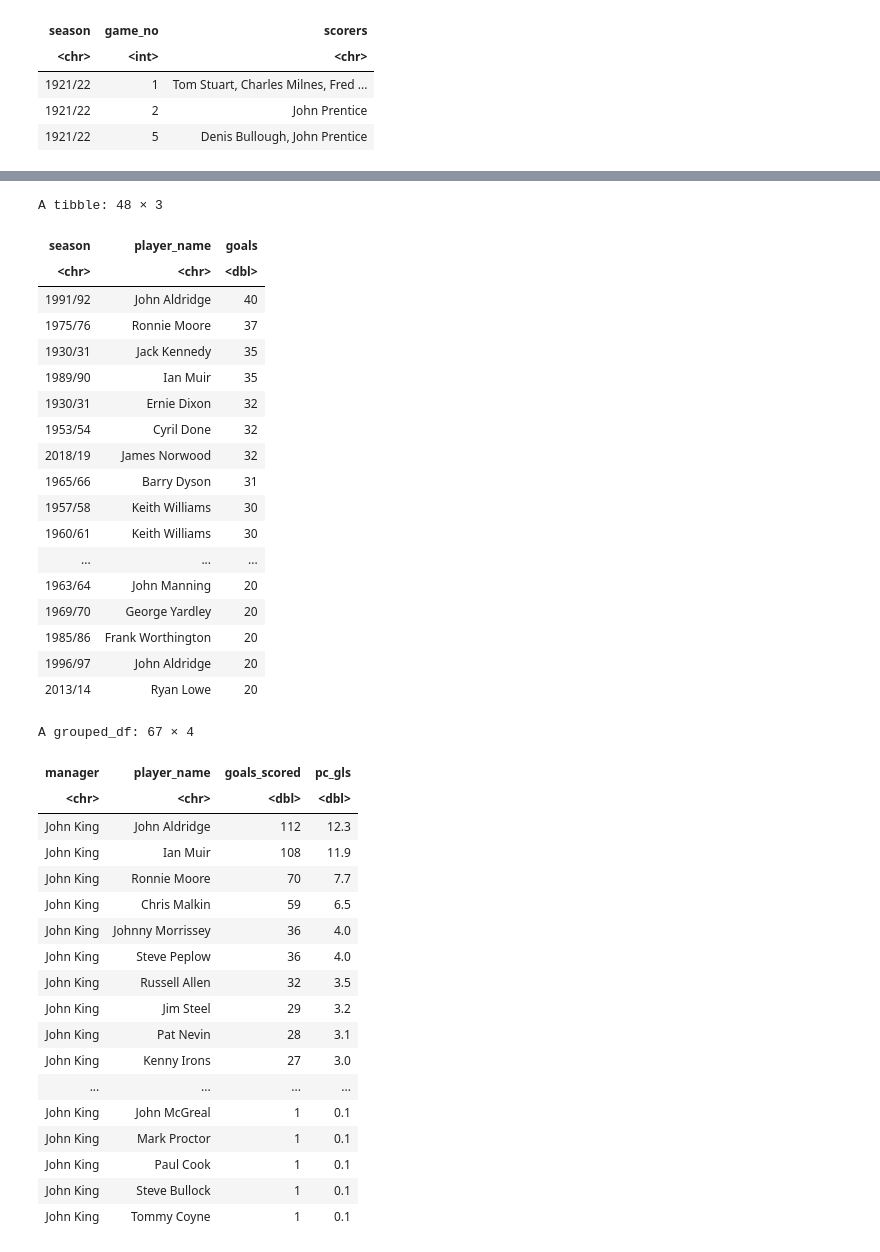
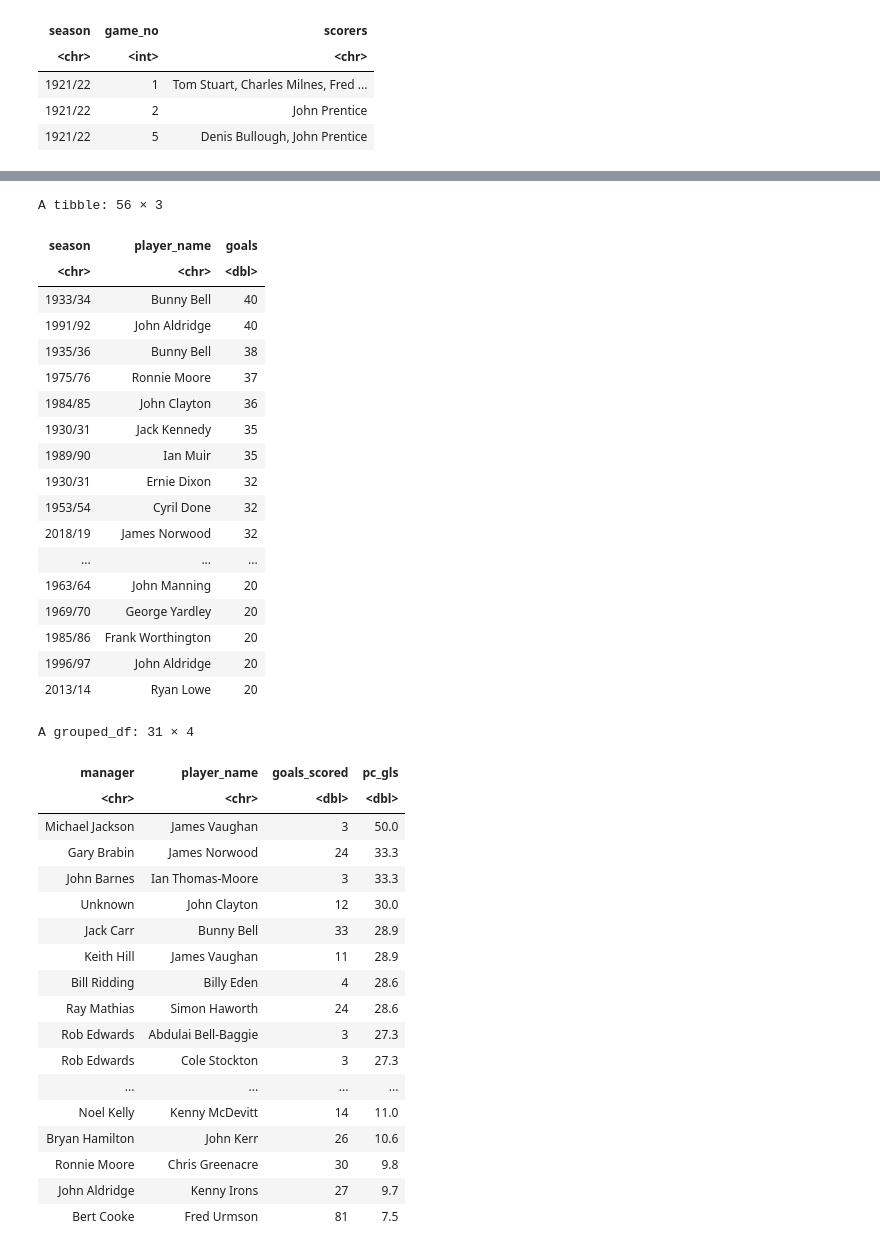
Before and after one commit to petebrown/complete-record, a Jupyter notebook: scorers/scorers-manual.ipynb, the cells around one changed output, grey strips where cells are left out. Drawn from its saved outputs; the diff is of its cells as text; code cells hidden in the pictures.

```diff
--- a/scorers/scorers-manual.ipynb
+++ b/scorers/scorers-manual.ipynb
@@ -11,7 +11,14 @@ s2728 <- read_csv("./csv/1927-28.csv", show_col_types = FALSE)
 s2829 <- read_csv("./csv/1928-29.csv", show_col_types = FALSE)
 s2930 <- read_csv("./csv/1929-30.csv", show_col_types = FALSE)
 s3031 <- read_csv("./csv/1930-31.csv", show_col_types = FALSE)
-
+s3132 <- read_csv("./csv/1931-32.csv", show_col_types = FALSE)
+s3233 <- read_csv("./csv/1932-33.csv", show_col_types = FALSE)
+s3334 <- read_csv("./csv/1933-34.csv", show_col_types = FALSE)
+s3435 <- read_csv("./csv/1934-35.csv", show_col_types = FALSE)
+s3536 <- read_csv("./csv/1935-36.csv", show_col_types = FALSE)
+s3637 <- read_csv("./csv/1936-37.csv", show_col_types = FALSE)
+s3738 <- read_csv("./csv/1937-38.csv", show_col_types = FALSE)
+s3839 <- read_csv("./csv/1938-39.csv", show_col_types = FALSE)
 s4647 <- read_csv("./csv/1946-47.csv", show_col_types = FALSE)
 s4748 <- read_csv("./csv/1947-48.csv", show_col_types = FALSE)
 s4849 <- read_csv("./csv/1948-49.csv", show_col_types = FALSE)
@@ -63,7 +70,7 @@ s9394 <- read_csv("./csv/1993-94.csv", show_col_types = FALSE)
 s9495 <- read_csv("./csv/1994-95.csv", show_col_types = FALSE)
 s9596 <- read_csv("./csv/1995-96.csv", show_col_types = FALSE)
 
-results <- bind_rows(s2122, s2223, s2324, s2425, s2526, s2627, s2728, s2829, s2930, s3031, s4647, s4748, s4849, s4950, s5051, s5152, s5253, s5354, s5455, s5556, s5657, s5758, s5859, s5960, s6061, s6162, s6263, s6364, s6465, s6566, s6667, s6768, s6869, s6970, s7071, s7172, s7273, s7374, s7475, s7576, s7677, s7778, s7879, s7980, s8081, s8182, s8283, s8384, s8586, s8687, s8788,s8889, s8990, s9091, s9192, s9293, s9394, s9495, s9596) %>%
+results <- bind_rows(s2122, s2223, s2324, s2425, s2526, s2627, s2728, s2829, s2930, s3031, s3132, s3233, s3334, s3435, s3536, s3637, s3738, s3839, s4647, s4748, s4849, s4950, s5051, s5152, s5253, s5354, s5455, s5556, s5657, s5758, s5859, s5960, s6061, s6162, s6263, s6364, s6465, s6566, s6667, s6768, s6869, s6970, s7071, s7172, s7273, s7374, s7475, s7576, s7677, s7778, s7879, s7980, s8081, s8182, s8283, s8384, s8485, s8586, s8687, s8788, s8889, s8990, s9091, s9192, s9293, s9394, s9495, s9596) %>%
     group_by(
         season
     ) %>%
@@ -282,19 +298,19 @@ filter(
     goals >= 20
 )
 # %% [output]
-A tibble: 48 × 3
+A tibble: 56 × 3
 | season | player_name | goals |
 | <chr> | <chr> | <dbl> |
+| 1933/34 | Bunny Bell | 40 |
 | 1991/92 | John Aldridge | 40 |
+| 1935/36 | Bunny Bell | 38 |
 | 1975/76 | Ronnie Moore | 37 |
+| 1984/85 | John Clayton | 36 |
 | 1930/31 | Jack Kennedy | 35 |
 | 1989/90 | Ian Muir | 35 |
 | 1930/31 | Ernie Dixon | 32 |
 | 1953/54 | Cyril Done | 32 |
 | 2018/19 | James Norwood | 32 |
-| 1965/66 | Barry Dyson | 31 |
-| 1957/58 | Keith Williams | 30 |
-| 1960/61 | Keith Williams | 30 |
 | ... | ... | ... |
 | 1963/64 | John Manning | 20 |
 | 1969/70 | George Yardley | 20 |
@@ -310,50 +326,52 @@ mans_10 <- results_df %>%
     filter(games >= 10)
 
 all_scorers %>%
     filter(
         game_type == "League",
         manager %in% mans_10$manager
     ) %>%
     group_by(
         manager,
         player_name
     ) %>%
     summarise(
         goals_scored = sum(goals_scored),
         .groups = "drop"
     ) %>%
     ungroup() %>%
     group_by(
         manager
     ) %>%
     mutate(
         pc_gls = round((goals_scored / sum(goals_scored)) * 100, 1)
     ) %>%
     arrange(
         desc(pc_gls),
         manager,
         player_name
     ) %>%
-    filter(
-        manager == "John King"
-    )
+    slice_max(
+        pc_gls,
+        n = 1
+    ) %>%
+    arrange(desc(pc_gls))
 # %% [output]
-A grouped_df: 67 × 4
+A grouped_df: 31 × 4
 | manager | player_name | goals_scored | pc_gls |
 | <chr> | <chr> | <dbl> | <dbl> |
-| John King | John Aldridge | 112 | 12.3 |
-| John King | Ian Muir | 108 | 11.9 |
-| John King | Ronnie Moore | 70 | 7.7 |
-| John King | Chris Malkin | 59 | 6.5 |
-| John King | Johnny Morrissey | 36 | 4.0 |
-| John King | Steve Peplow | 36 | 4.0 |
-| John King | Russell Allen | 32 | 3.5 |
-| John King | Jim Steel | 29 | 3.2 |
-| John King | Pat Nevin | 28 | 3.1 |
-| John King | Kenny Irons | 27 | 3.0 |
+| Michael Jackson | James Vaughan | 3 | 50.0 |
+| Gary Brabin | James Norwood | 24 | 33.3 |
+| John Barnes | Ian Thomas-Moore | 3 | 33.3 |
+| Unknown | John Clayton | 12 | 30.0 |
+| Jack Carr | Bunny Bell | 33 | 28.9 |
+| Keith Hill | James Vaughan | 11 | 28.9 |
+| Bill Ridding | Billy Eden | 4 | 28.6 |
+| Ray Mathias | Simon Haworth | 24 | 28.6 |
+| Rob Edwards | Abdulai Bell-Baggie | 3 | 27.3 |
+| Rob Edwards | Cole Stockton | 3 | 27.3 |
 | ... | ... | ... | ... |
-| John King | John McGreal | 1 | 0.1 |
-| John King | Mark Proctor | 1 | 0.1 |
-| John King | Paul Cook | 1 | 0.1 |
-| John King | Steve Bullock | 1 | 0.1 |
-| John King | Tommy Coyne | 1 | 0.1 |
+| Noel Kelly | Kenny McDevitt | 14 | 11.0 |
+| Bryan Hamilton | John Kerr | 26 | 10.6 |
+| Ronnie Moore | Chris Greenacre | 30 | 9.8 |
+| John Aldridge | Kenny Irons | 27 | 9.7 |
+| Bert Cooke | Fred Urmson | 81 | 7.5 |
```
Also changed, not shown: parts of 4 cells of this notebook, 13 other files.
